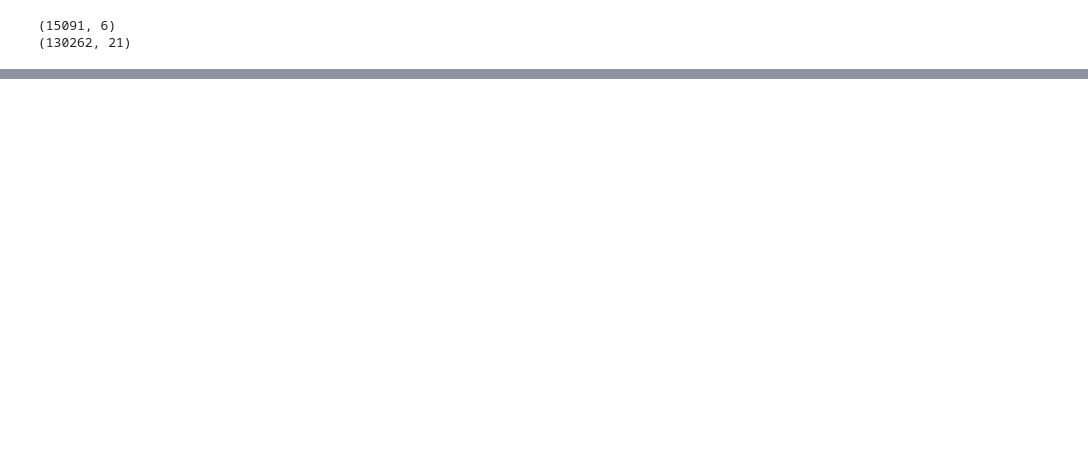
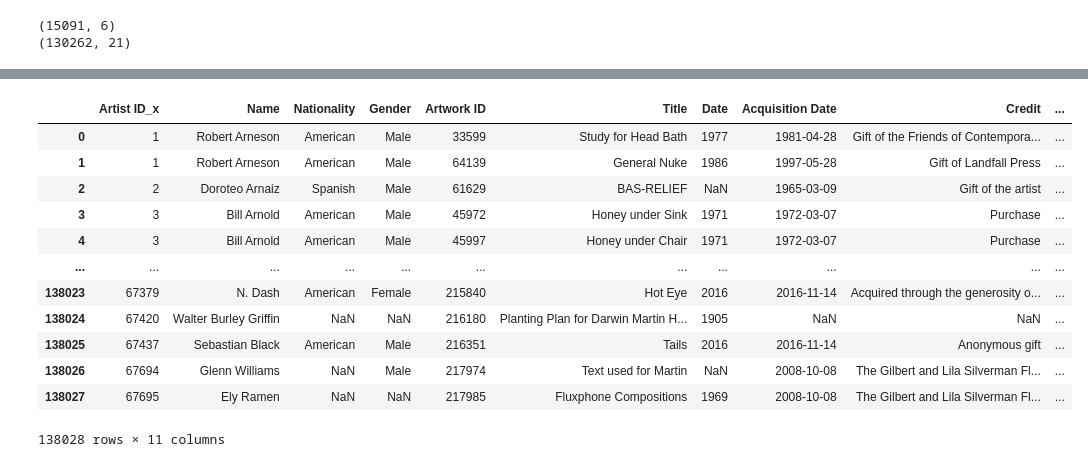
Before and after one commit to pallavi-vishnu/moma-dataset, a Jupyter notebook: moma_data.ipynb, the cells around one changed output, grey strips where cells are left out. Drawn from its saved outputs; the diff is of its cells as text; code cells hidden in the pictures; blank space fills up the shorter version.

```diff
--- a/moma_data.ipynb
+++ b/moma_data.ipynb
@@ -108,0 +153,3 @@ print(artwork.shape)
+# %%
+art_table = pd.merge(artist, artwork, on = 'Name')
+art_table.head()
@@ -108,0 +164,24 @@ print(artwork.shape)
+# %%
+# make a copy of the original dataset
+
+moma_data = art_table.copy()
+# %%
+# Exctract the necessary columns
+
+moma_data_filtered = moma_data[['Artist ID_x', 'Name', 'Nationality', 'Gender', 'Artwork ID', 'Title', 'Date', 'Acquisition Date', 'Credit', 'Department', 'Classification', ]]
+# %%
+moma_data_filtered
+# %% [output]
+|  | Artist ID_x | Name | Nationality | Gender | Artwork ID | Title | Date | Acquisition Date | Credit | ... |
+| 0 | 1 | Robert Arneson | American | Male | 33599 | Study for Head Bath | 1977 | 1981-04-28 | Gift of the Friends of Contempora... | ... |
+| 1 | 1 | Robert Arneson | American | Male | 64139 | General Nuke | 1986 | 1997-05-28 | Gift of Landfall Press | ... |
+| 2 | 2 | Doroteo Arnaiz | Spanish | Male | 61629 | BAS-RELIEF | NaN | 1965-03-09 | Gift of the artist | ... |
+| 3 | 3 | Bill Arnold | American | Male | 45972 | Honey under Sink | 1971 | 1972-03-07 | Purchase | ... |
+| 4 | 3 | Bill Arnold | American | Male | 45997 | Honey under Chair | 1971 | 1972-03-07 | Purchase | ... |
+| ... | ... | ... | ... | ... | ... | ... | ... | ... | ... | ... |
+| 138023 | 67379 | N. Dash | American | Female | 215840 | Hot Eye | 2016 | 2016-11-14 | Acquired through the generosity o... | ... |
+| 138024 | 67420 | Walter Burley Griffin | NaN | NaN | 216180 | Planting Plan for Darwin Martin H... | 1905 | NaN | NaN | ... |
+| 138025 | 67437 | Sebastian Black | American | Male | 216351 | Tails | 2016 | 2016-11-14 | Anonymous gift | ... |
+| 138026 | 67694 | Glenn Williams | NaN | Male | 217974 | Text used for Martin | NaN | 2008-10-08 | The Gilbert and Lila Silverman Fl... | ... |
+| 138027 | 67695 | Ely Ramen | NaN | NaN | 217985 | Fluxphone Compositions | 1969 | 2008-10-08 | The Gilbert and Lila Silverman Fl... | ... |
+138028 rows × 11 columns
```
Also changed, not shown: parts of 8 cells of this notebook.
